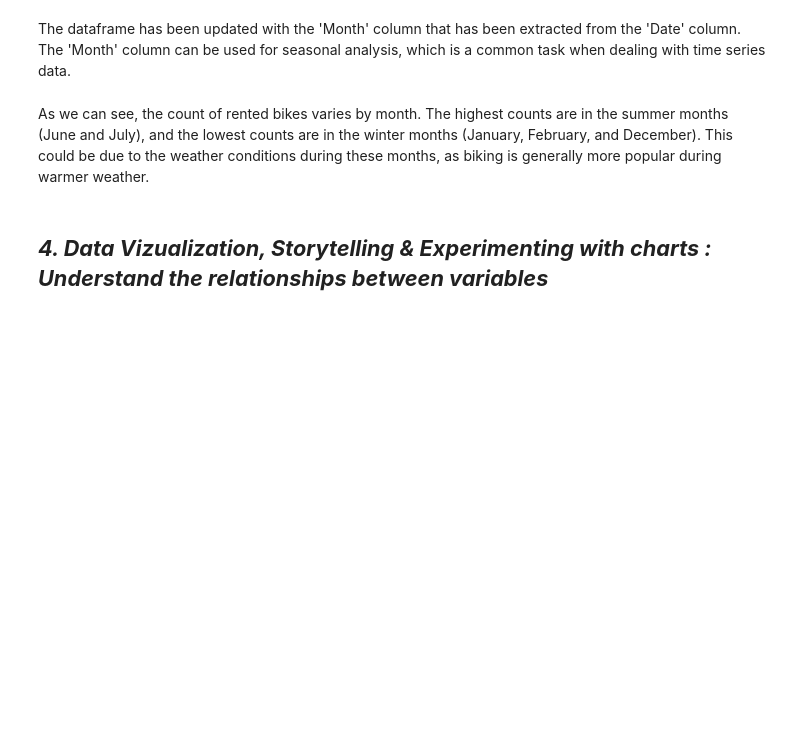
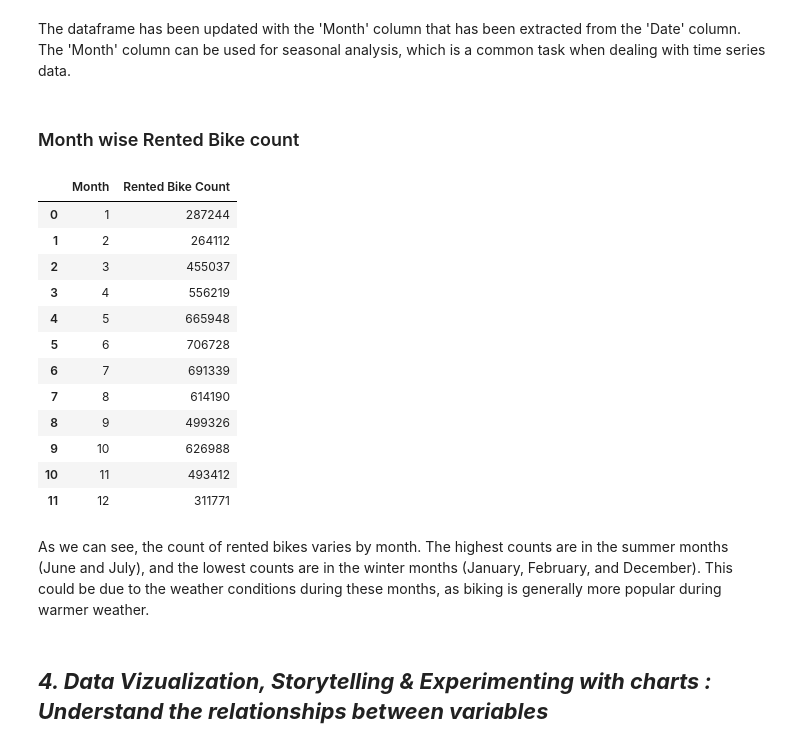
Before and after one commit to sudhir-singh94/Regression_Seoul_Bike_Data, a Jupyter notebook: Regression_Seoul_Bike_Data.ipynb, the cells around one changed output. Cells and saved outputs as stored; diff of their text form; code cells hidden in the pictures; blank space fills up the shorter version.

```diff
--- a/Regression_Seoul_Bike_Data.ipynb
+++ b/Regression_Seoul_Bike_Data.ipynb
@@ -231,8 +349,24 @@ df_copy.head()
 # %% [markdown]
 The dataframe has been updated with the 'Month' column that has been extracted from the 'Date' column. The 'Month' column can be used for seasonal analysis, which is a common task when dealing with time series data.
+# %% [markdown]
+### Month wise Rented Bike count
 # %%
 # Monthly Rented Bike Count
-monthly_rented_bike_count = df_copy.groupby('Month')['Rented Bike Count'].sum().reset_index()
+monthly_rented_bike_count = data.groupby('Month')['Rented Bike Count'].sum().reset_index()
 
 # Display the monthly rented bike count
 monthly_rented_bike_count
+# %% [output]
+|  | Month | Rented Bike Count |
+| 0 | 1 | 287244 |
+| 1 | 2 | 264112 |
+| 2 | 3 | 455037 |
+| 3 | 4 | 556219 |
+| 4 | 5 | 665948 |
+| 5 | 6 | 706728 |
+| 6 | 7 | 691339 |
+| 7 | 8 | 614190 |
+| 8 | 9 | 499326 |
+| 9 | 10 | 626988 |
+| 10 | 11 | 493412 |
+| 11 | 12 | 311771 |
```
Also changed, not shown: parts of 38 cells of this notebook.
